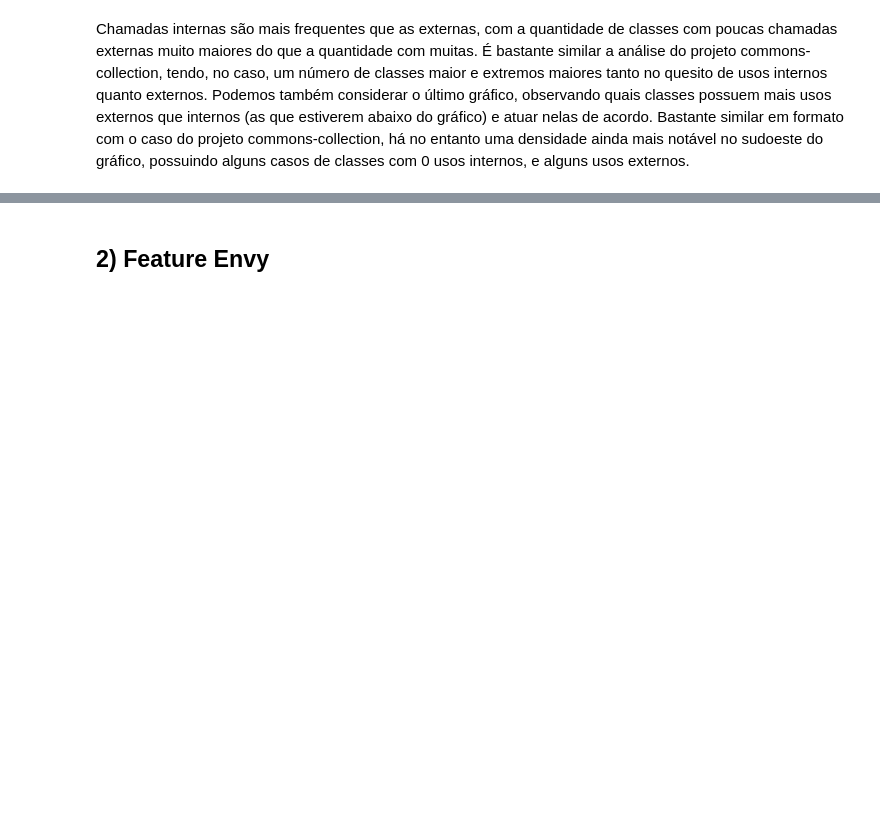
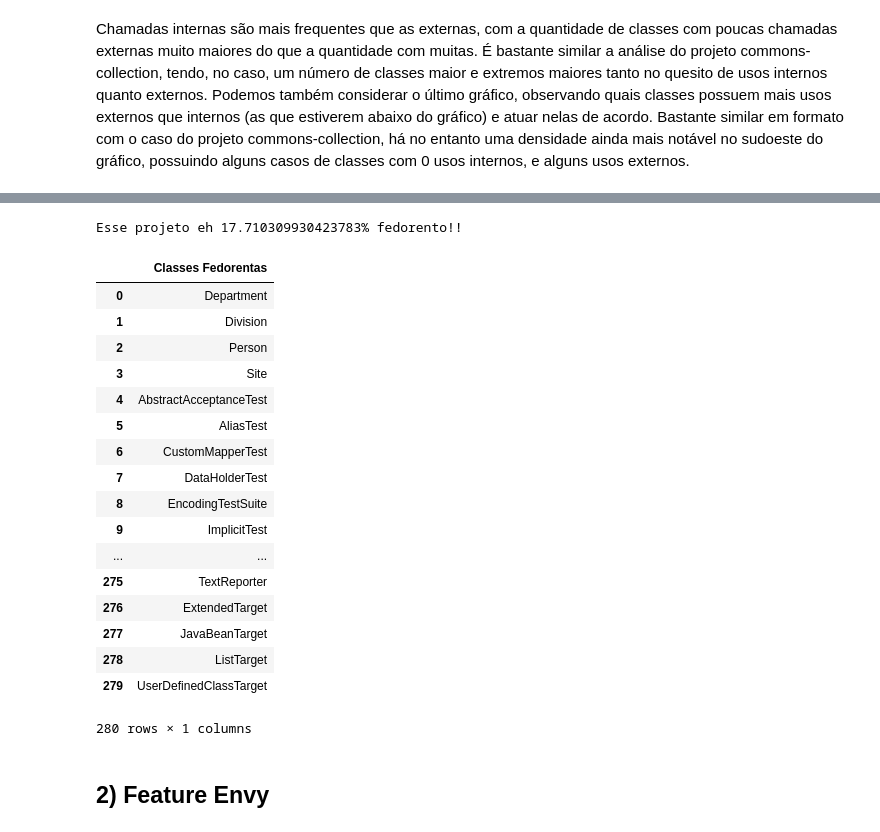
Before and after one commit to brunolmourao/mes-code-smells, a Jupyter notebook: IntimacyEnvy/Jupyter/CodeSmellsIntimacy&Envy.ipynb, the cells around one changed output, grey strips where cells are left out. Saved outputs shown, nothing was run; the diff lists cells and outputs as text; code cells hidden in the pictures; blank space fills up the shorter version.

```diff
--- a/IntimacyEnvy/Jupyter/CodeSmellsIntimacy&Envy.ipynb
+++ b/IntimacyEnvy/Jupyter/CodeSmellsIntimacy&Envy.ipynb
@@ -195,3 +242,25 @@ Podemos também considerar o último gráfico, observando quais classes possuem
+# %%
+finalII(xstreamII)
+# %% [output]
+Esse projeto eh 17.710309930423783% fedorento!!
+|  | Classes Fedorentas |
+| 0 | Department |
+| 1 | Division |
+| 2 | Person |
+| 3 | Site |
+| 4 | AbstractAcceptanceTest |
+| 5 | AliasTest |
+| 6 | CustomMapperTest |
+| 7 | DataHolderTest |
+| 8 | EncodingTestSuite |
+| 9 | ImplicitTest |
+| ... | ... |
+| 275 | TextReporter |
+| 276 | ExtendedTarget |
+| 277 | JavaBeanTarget |
+| 278 | ListTarget |
+| 279 | UserDefinedClassTarget |
+280 rows × 1 columns
 # %% [markdown]
 ## 2) Feature Envy
 # %% [markdown]
```
Also changed, not shown: parts of 9 cells of this notebook.
